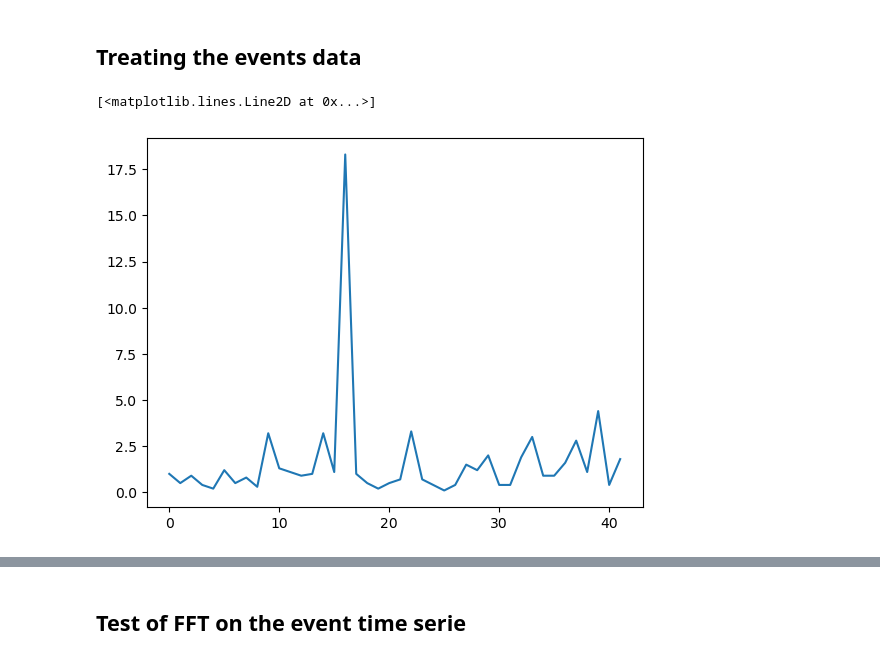
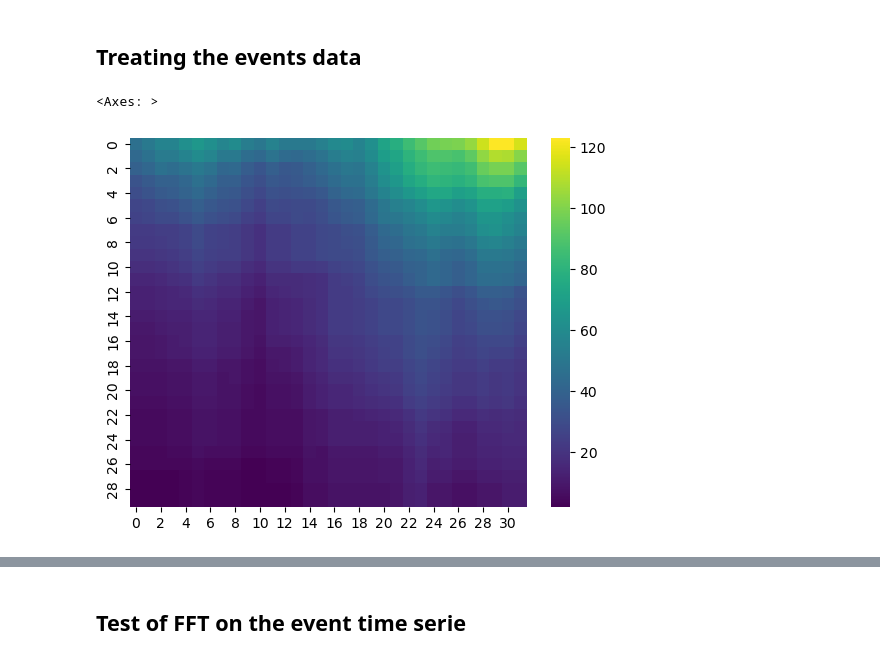
Before and after one commit to Eugnmttx/RainAnalysis, a Jupyter notebook: Version1/Event_separation.ipynb, the cells around one changed output, grey strips where cells are left out. Saved outputs shown, nothing was run; the diff lists cells and outputs as text; code cells hidden in the pictures.

```diff
--- a/Version1/Event_separation.ipynb
+++ b/Version1/Event_separation.ipynb
@@ -93,14 +95,17 @@ Intensities = events/durations
 time_ratio = Intensities[:-1]/time_btwn_events
 
 # Test of looking at the evolution through the years of the cumul of subhourly rains -> Doesn't lead to any trend
-width_mobile = 1
+width_mobile = 10
 num_mobile = years[-1]-years[0]-width_mobile
-cumul_intensity_sr = np.zeros(shape=[num_mobile])
+tresholds = np.arange(20,50,1)
+peaks_per_year = np.zeros(shape=[num_mobile, len(tresholds)])
+
 for i in range(num_mobile):
-  mask = (start_times<=np.datetime64(str(years[0]+i+width_mobile)+'-01-01')) & (start_times>=np.datetime64(str(years[0]+i)+'-01-01')) & (durations < 0.5)
-  cumul_intensity_sr[i] = np.sum(events[mask])
+  for j,t in enumerate(tresholds):
+    mask = (start_times<=np.datetime64(str(years[0]+i+width_mobile)+'-01-01')) & (start_times>=np.datetime64(str(years[0]+i)+'-01-01')) & (events > t)
+    peaks_per_year[i,j] = len(events[mask])
-# %%
-plt.plot(cumul_intensity_sr)
-# %% [output]
-[<matplotlib.lines.Line2D at 0x...>]
-[figure, removed]
+# %%
+sns.heatmap(peaks_per_year.transpose(), cmap='viridis')
+# %% [output]
+<Axes: >
+[figure, added]
```
Also changed, not shown: parts of 8 cells of this notebook, 2 other files.
